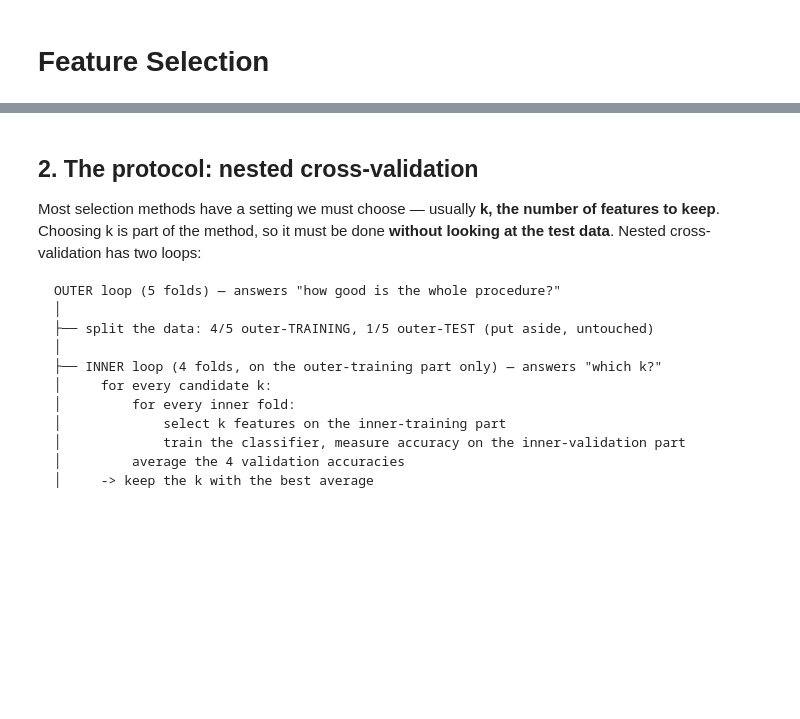
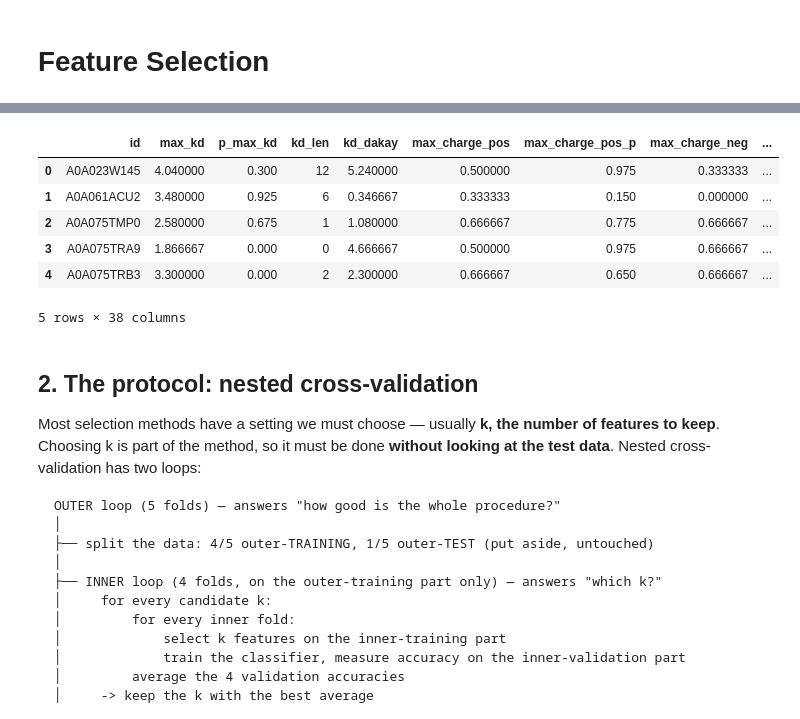
Before and after one commit to alirammal-ux/Signal_Peptide_Predictor, a Jupyter notebook: Feature_Selection/debug_feature_selection.ipynb, the cells around one changed output, grey strips where cells are left out. Cells and saved outputs as stored; diff of their text form; code cells hidden in the pictures; blank space fills up the shorter version.

```diff
--- a/Feature_Selection/debug_feature_selection.ipynb
+++ b/Feature_Selection/debug_feature_selection.ipynb
@@ -19,3 +19,14 @@ from sklearn.feature_selection import mutual_info_classif, RFE
 from sklearn.metrics import accuracy_score
 
 RANDOM_STATE = 111
+# %%
+import pandas as pd
+
+X=pd.read_csv('/home/um40/LB2_project_Group_1/Feature_Selection/feature.csv')
+# X=df.drop(columns='id',axis=1)
+
+X=X.sort_values(by='id').reset_index(drop=True)
+
+df=pd.read_csv('/home/um40/LB2_project_Group_1/Data_preparation/Cleaned_merged_dataset.tsv',sep='\t')
+
+df = df.sort_values(by='ID').reset_index(drop=True)
@@ -22,3 +42,13 @@ RANDOM_STATE = 111
+# %%
+X.head()
+# %% [output]
+|  | id | max_kd | p_max_kd | kd_len | kd_dakay | max_charge_pos | max_charge_pos_p | max_charge_neg | ... |
+| 0 | A0A023W145 | 4.040000 | 0.300 | 12 | 5.240000 | 0.500000 | 0.975 | 0.333333 | ... |
+| 1 | A0A061ACU2 | 3.480000 | 0.925 | 6 | 0.346667 | 0.333333 | 0.150 | 0.000000 | ... |
+| 2 | A0A075TMP0 | 2.580000 | 0.675 | 1 | 1.080000 | 0.666667 | 0.775 | 0.666667 | ... |
+| 3 | A0A075TRA9 | 1.866667 | 0.000 | 0 | 4.666667 | 0.500000 | 0.975 | 0.666667 | ... |
+| 4 | A0A075TRB3 | 3.300000 | 0.000 | 2 | 2.300000 | 0.666667 | 0.650 | 0.666667 | ... |
+5 rows × 38 columns
 # %% [markdown]
 ## 2. The protocol: nested cross-validation
 
```
Also changed, not shown: parts of 3 cells of this notebook, 2 other files.
